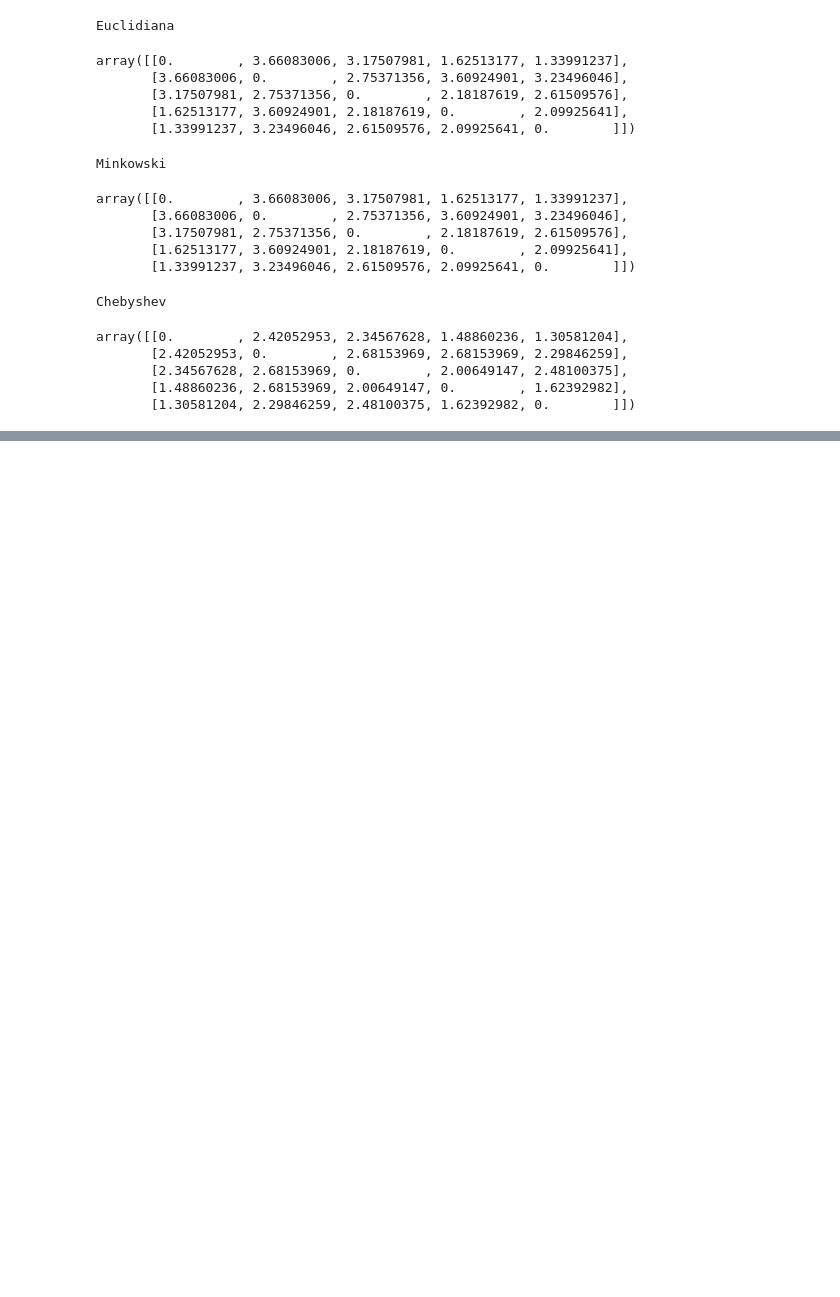
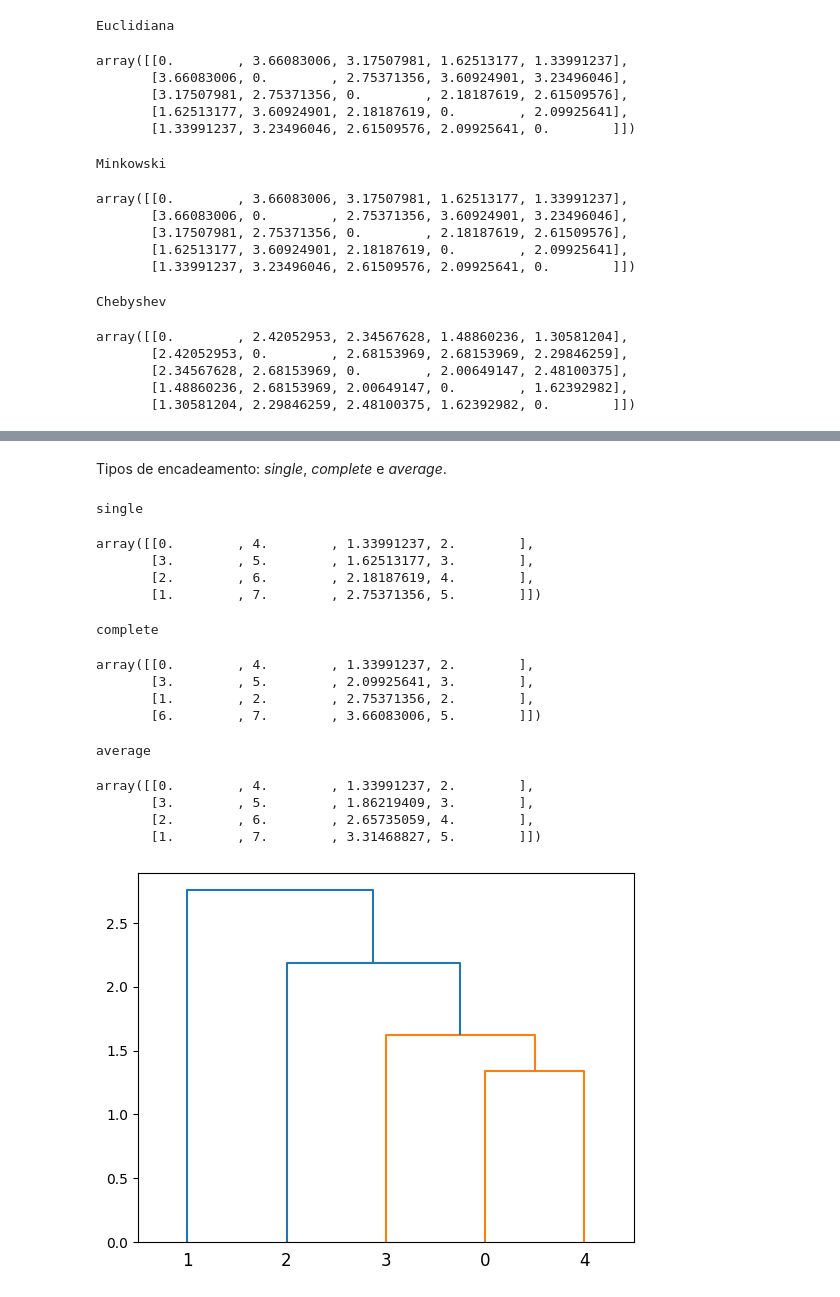
Before and after one commit to PericlesSavio/datascience, a Jupyter notebook: MBA em Data Science e Analytics/Agrupamento Hierárquico/Notas.ipynb, the cells around one changed output, grey strips where cells are left out. Saved outputs shown, nothing was run; the diff lists cells and outputs as text; code cells hidden in the pictures; blank space fills up the shorter version.

```diff
--- a/MBA em Data Science e Analytics/Agrupamento Hierárquico/Agrupamento Hierárquico.ipynb
+++ b/MBA em Data Science e Analytics/Agrupamento Hierárquico/Notas.ipynb
@@ -251,0 +115,39 @@ previsoes = hc.fit_predict(base)
+# %% [markdown]
+Tipos de encadeamento: *single*, *complete* e *average*.
+# %%
+coeficientes_single = linkage(vestibular_normalizado, method="single", metric='euclidean') #single
+print("single")
+coeficientes_single
+# %% [output]
+single
+array([[0.        , 4.        , 1.33991237, 2.        ],
+       [3.        , 5.        , 1.62513177, 3.        ],
+       [2.        , 6.        , 2.18187619, 4.        ],
+       [1.        , 7.        , 2.75371356, 5.        ]])
+# %%
+coeficientes_complete = linkage(vestibular_normalizado, method="complete", metric='euclidean') #complete
+print("complete")
+coeficientes_complete
+# %% [output]
+complete
+array([[0.        , 4.        , 1.33991237, 2.        ],
+       [3.        , 5.        , 2.09925641, 3.        ],
+       [1.        , 2.        , 2.75371356, 2.        ],
+       [6.        , 7.        , 3.66083006, 5.        ]])
+# %%
+coeficientes_average = linkage(vestibular_normalizado, method="average", metric='euclidean') #average
+print("average")
+coeficientes_average
+# %% [output]
+average
+array([[0.        , 4.        , 1.33991237, 2.        ],
+       [3.        , 5.        , 1.86219409, 3.        ],
+       [2.        , 6.        , 2.65735059, 4.        ],
+       [1.        , 7.        , 3.31468827, 5.        ]])
+# %%
+from scipy.cluster.hierarchy import dendrogram #biblioteca para fazer o dendograma
+import matplotlib.pyplot as plt #plotar o gráfico
+dendrogram(coeficientes_single) #contruir o dendograma utilizando o encadeamento único
+plt.show()
+# %% [output]
+[figure, added]
```
Also changed, not shown: parts of 34 cells of this notebook, 2 other files.
